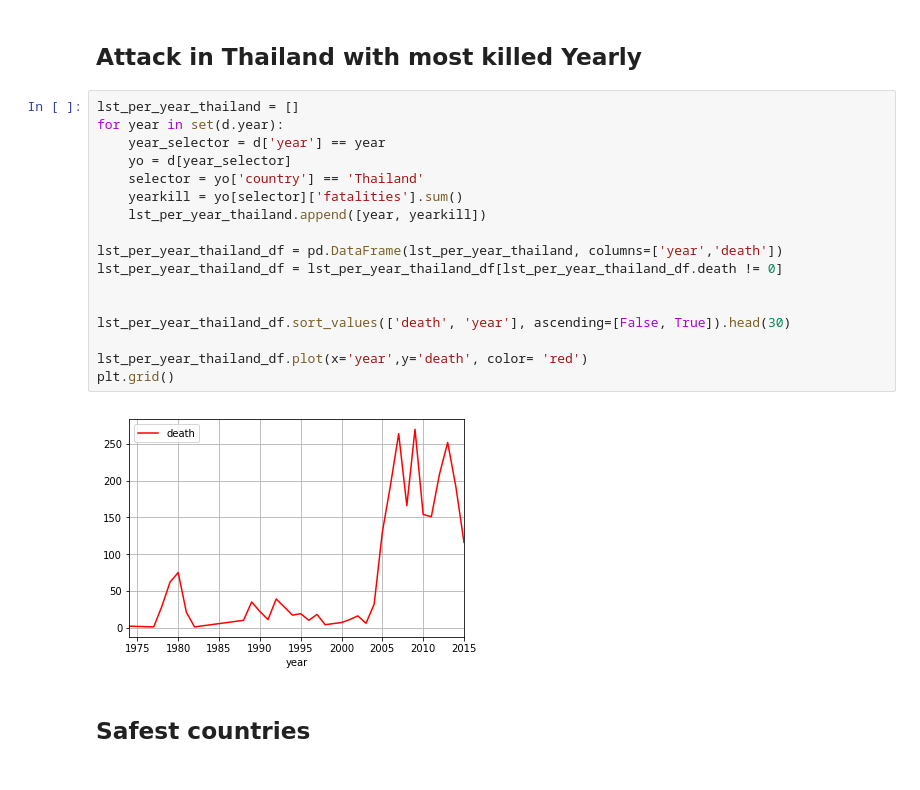
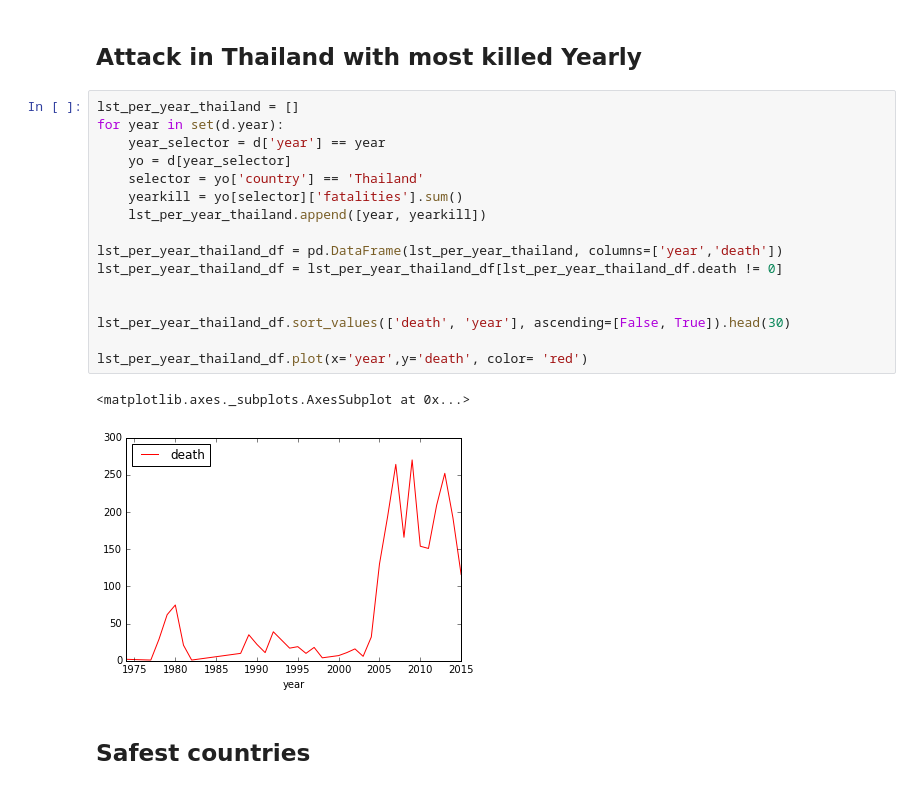
Before and after one commit to sanchitchawla/datascienceproject, a Jupyter notebook: Terror.ipynb, the cells around one changed output. Drawn from its saved outputs; the diff is of its cells as text.

```diff
--- a/Terror.ipynb
+++ b/Terror.ipynb
@@ -471,22 +521,22 @@ dmaxd
 # %%
 lst_per_year_thailand = []
 for year in set(d.year):
     year_selector = d['year'] == year
     yo = d[year_selector]
     selector = yo['country'] == 'Thailand'
     yearkill = yo[selector]['fatalities'].sum()
     lst_per_year_thailand.append([year, yearkill])
 
 lst_per_year_thailand_df = pd.DataFrame(lst_per_year_thailand, columns=['year','death'])
 lst_per_year_thailand_df = lst_per_year_thailand_df[lst_per_year_thailand_df.death != 0]
 
 
 lst_per_year_thailand_df.sort_values(['death', 'year'], ascending=[False, True]).head(30)
 
 lst_per_year_thailand_df.plot(x='year',y='death', color= 'red')
-plt.grid()
 # %% [output]
+<matplotlib.axes._subplots.AxesSubplot at 0x...>
-[figure, old version]
+[figure, new version]
 # %% [markdown]
 ## Safest countries
 # %%
```
Also changed, not shown: parts of 38 cells of this notebook.
